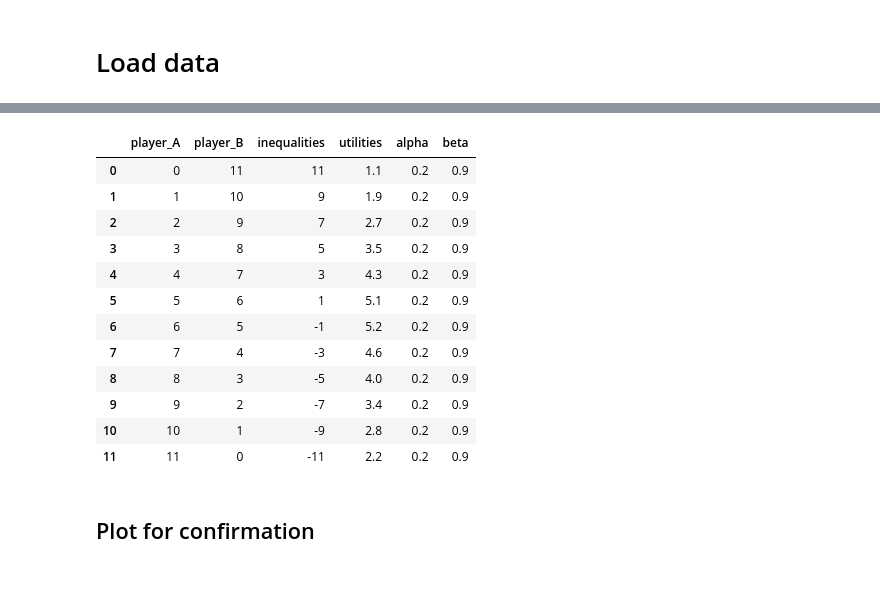
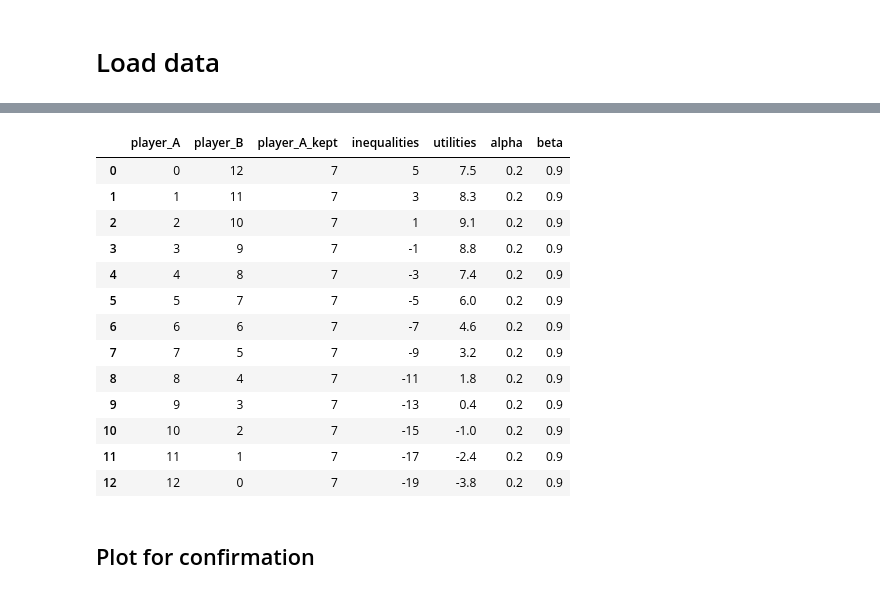
Before and after one commit to jeroenvanbaar/Computational_modeling_tutorial, a Jupyter notebook: 7.Continuous RL Model.ipynb, the cells around one changed output, grey strips where cells are left out. Drawn from its saved outputs; the diff is of its cells as text; code cells hidden in the pictures.

```diff
--- a/7.Continuous RL Model.ipynb
+++ b/7.Continuous RL Model.ipynb
@@ -33,52 +57,54 @@ display(df.head(5))
 # %%
 def inequality_aversion(investment, multiplier, alpha, beta):
     # Inputs:
     #       investment: single TG offer to participant
     #       multiplier: amount investment is multipled by
     #       alpha: single value alpha represents 'envy' of being poorer
     #       beta: single value beta represents 'guilt' of being richer
     # Outputs:
     #       trial_df: dataframe with all values needed
 
     ## Inequity aversion model
     amount_received = investment*multiplier
 
     # Get all possible combinations of options participant can return
-    trial_df = pd.DataFrame({'player_A': np.arange(0, amount_received, step = 1),
-                            'player_B': np.arange(amount_received-1, -1, step = -1)}) # way arange indexes requires -1
-    trial_df['inequalities'] = trial_df['player_B'] - trial_df['player_A']
+    trial_df = pd.DataFrame({'player_A': np.arange(0, amount_received+1, step = 1), # arange indexing
+                            'player_B': np.arange(amount_received, -1, step = -1)}) # way arange indexes requires -1
+    trial_df['player_A_kept'] = 10 - investment # accounting for what they kept
+    trial_df['inequalities'] = trial_df['player_B'] - (trial_df['player_A'] + trial_df['player_A_kept'])
 
     # Loop through
     utilities = []
     for index, row in trial_df.iterrows():
         if row['inequalities'] >= 0: # advantageous inequality
-            utility = row['player_B'] - (beta*row['inequalities'])
+            utility = row['player_B'] - abs((beta*row['inequalities']))
             utilities.append(utility)
         else: # disadvantageous inequality
-            utility = row['player_B'] - (alpha*row['inequalities'])
+            utility = row['player_B'] - abs((alpha*row['inequalities'])) # need to account for the sign
             utilities.append(utility)
 
     # Add
     trial_df['utilities'] = utilities
     trial_df['alpha'] = alpha
     trial_df['beta'] = beta
 
     return trial_df
-inequality_aversion(investment = 3, multiplier = 4, alpha = .2, beta = .9)
+#inequality_aversion(investment = 3, multiplier = 4, alpha = .2, beta = .9)
 # %% [output]
-|  | player_A | player_B | inequalities | utilities | alpha | beta |
-| 0 | 0 | 11 | 11 | 1.1 | 0.2 | 0.9 |
-| 1 | 1 | 10 | 9 | 1.9 | 0.2 | 0.9 |
-| 2 | 2 | 9 | 7 | 2.7 | 0.2 | 0.9 |
-| 3 | 3 | 8 | 5 | 3.5 | 0.2 | 0.9 |
-| 4 | 4 | 7 | 3 | 4.3 | 0.2 | 0.9 |
-| 5 | 5 | 6 | 1 | 5.1 | 0.2 | 0.9 |
-| 6 | 6 | 5 | -1 | 5.2 | 0.2 | 0.9 |
-| 7 | 7 | 4 | -3 | 4.6 | 0.2 | 0.9 |
-| 8 | 8 | 3 | -5 | 4.0 | 0.2 | 0.9 |
-| 9 | 9 | 2 | -7 | 3.4 | 0.2 | 0.9 |
-| 10 | 10 | 1 | -9 | 2.8 | 0.2 | 0.9 |
-| 11 | 11 | 0 | -11 | 2.2 | 0.2 | 0.9 |
+|  | player_A | player_B | player_A_kept | inequalities | utilities | alpha | beta |
+| 0 | 0 | 12 | 7 | 5 | 7.5 | 0.2 | 0.9 |
+| 1 | 1 | 11 | 7 | 3 | 8.3 | 0.2 | 0.9 |
+| 2 | 2 | 10 | 7 | 1 | 9.1 | 0.2 | 0.9 |
+| 3 | 3 | 9 | 7 | -1 | 8.8 | 0.2 | 0.9 |
+| 4 | 4 | 8 | 7 | -3 | 7.4 | 0.2 | 0.9 |
+| 5 | 5 | 7 | 7 | -5 | 6.0 | 0.2 | 0.9 |
+| 6 | 6 | 6 | 7 | -7 | 4.6 | 0.2 | 0.9 |
+| 7 | 7 | 5 | 7 | -9 | 3.2 | 0.2 | 0.9 |
+| 8 | 8 | 4 | 7 | -11 | 1.8 | 0.2 | 0.9 |
+| 9 | 9 | 3 | 7 | -13 | 0.4 | 0.2 | 0.9 |
+| 10 | 10 | 2 | 7 | -15 | -1.0 | 0.2 | 0.9 |
+| 11 | 11 | 1 | 7 | -17 | -2.4 | 0.2 | 0.9 |
+| 12 | 12 | 0 | 7 | -19 | -3.8 | 0.2 | 0.9 |
 # %% [markdown]
 ## Plot for confirmation
 # %%
```
Also changed, not shown: parts of 9 cells of this notebook.
